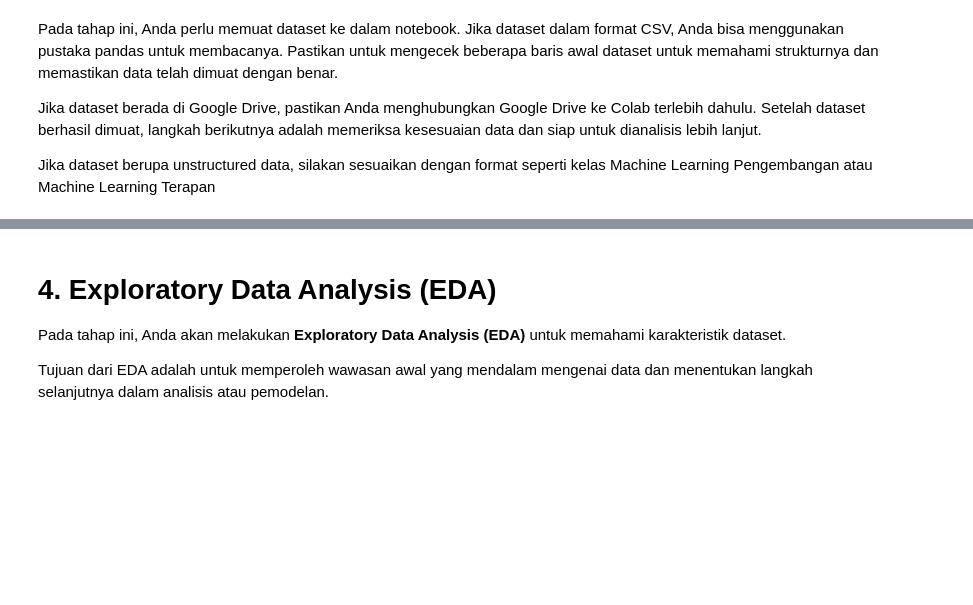
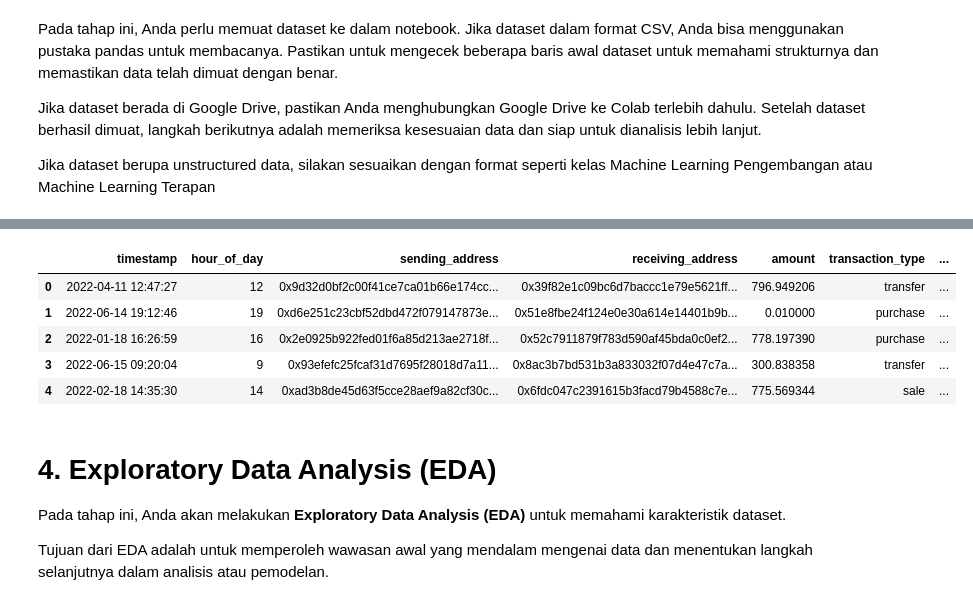
Before and after one commit to difafisa/Membangun-Sistem-Machine-Learning, a Jupyter notebook: preprocessing/Eksperimen_MSML.ipynb, the cells around one changed output, grey strips where cells are left out. Saved outputs shown, nothing was run; the diff lists cells and outputs as text; code cells hidden in the pictures; blank space fills up the shorter version.

```diff
--- a/preprocessing/Eksperimen_MSML.ipynb
+++ b/preprocessing/Eksperimen_MSML.ipynb
@@ -54,3 +28,13 @@ Streaming output truncated to the last 5000 lines.
+# %%
+data = pd.read_csv('/content/metaverse_transactions_dataset.csv')
+data.head()
+# %% [output]
+|  | timestamp | hour_of_day | sending_address | receiving_address | amount | transaction_type | ... |
+| 0 | 2022-04-11 12:47:27 | 12 | 0x9d32d0bf2c00f41ce7ca01b66e174cc... | 0x39f82e1c09bc6d7baccc1e79e5621ff... | 796.949206 | transfer | ... |
+| 1 | 2022-06-14 19:12:46 | 19 | 0xd6e251c23cbf52dbd472f079147873e... | 0x51e8fbe24f124e0e30a614e14401b9b... | 0.010000 | purchase | ... |
+| 2 | 2022-01-18 16:26:59 | 16 | 0x2e0925b922fed01f6a85d213ae2718f... | 0x52c7911879f783d590af45bda0c0ef2... | 778.197390 | purchase | ... |
+| 3 | 2022-06-15 09:20:04 | 9 | 0x93efefc25fcaf31d7695f28018d7a11... | 0x8ac3b7bd531b3a833032f07d4e47c7a... | 300.838358 | transfer | ... |
+| 4 | 2022-02-18 14:35:30 | 14 | 0xad3b8de45d63f5cce28aef9a82cf30c... | 0x6fdc047c2391615b3facd79b4588c7e... | 775.569344 | sale | ... |
 # %% [markdown]
 # **4. Exploratory Data Analysis (EDA)**
 
```
Also changed, not shown: parts of 20 cells of this notebook, 8 other files.
